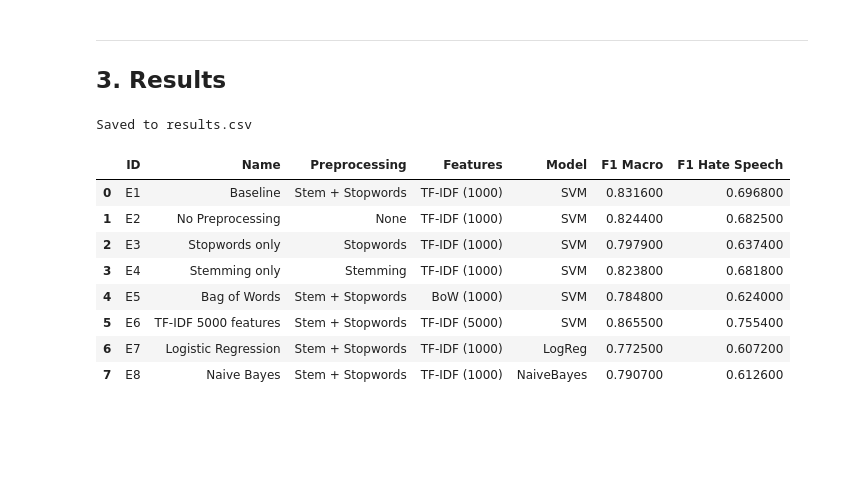
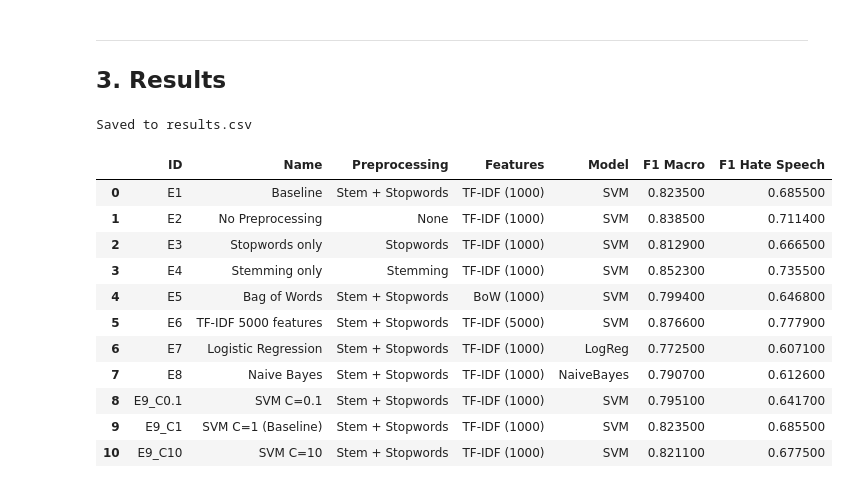
Before and after one commit to sarruja/NLP-Project1, a Jupyter notebook: project1_pipeline.ipynb, the cells around one changed output. Cells and saved outputs as stored; diff of their text form; code cells hidden in the pictures; blank space fills up the shorter version.

```diff
--- a/project1_pipeline.ipynb
+++ b/project1_pipeline.ipynb
@@ -422,7 +357,7 @@ X_e6, Y_e6 = load_and_preprocess(
 vectorizer_e6 = get_vectorizer('tfidf', max_features=5000)
 model_e6      = get_model('svm')
 
-results['E6'] = run_experiment(X_e6, Y_e6, vectorizer_e6, model_e6, downsample=True, verbose=True)
+results['E6'] = run_experiment(X_e6, Y_e6, vectorizer_e6, model_e6, downsample=False, verbose=True)
 print(f"\nE6 → F1 Macro: {results['E6']['f1_macro']} | F1 Hate Speech: {results['E6']['f1_hate_speech']}")
 # %% [output]
 Loaded from cache: cache_stem+stop
@@ -455,7 +390,7 @@ X_e7, Y_e7 = load_and_preprocess(
 vectorizer_e7 = get_vectorizer('tfidf', max_features=1000)
 model_e7      = get_model('logreg')
 
-results['E7'] = run_experiment(X_e7, Y_e7, vectorizer_e7, model_e7, downsample=True, verbose=True)
+results['E7'] = run_experiment(X_e7, Y_e7, vectorizer_e7, model_e7, downsample=False, verbose=True)
 print(f"\nE7 → F1 Macro: {results['E7']['f1_macro']} | F1 Hate Speech: {results['E7']['f1_hate_speech']}")
 # %% [output]
 Loaded from cache: cache_stem+stop
@@ -488,7 +423,7 @@ X_e8, Y_e8 = load_and_preprocess(
 vectorizer_e8 = get_vectorizer('tfidf', max_features=1000)
 model_e8      = get_model('naivebayes')
 
-results['E8'] = run_experiment(X_e8, Y_e8, vectorizer_e8, model_e8, downsample=True, verbose=True)
+results['E8'] = run_experiment(X_e8, Y_e8, vectorizer_e8, model_e8, downsample=False, verbose=True)
 print(f"\nE8 → F1 Macro: {results['E8']['f1_macro']} | F1 Hate Speech: {results['E8']['f1_hate_speech']}")
 # %% [output]
 Loaded from cache: cache_stem+stop
@@ -505,0 +448,16 @@ E8 → F1 Macro: 0.7907 | F1 Hate Speech: 0.6126
+# %%
+# Reuses cached baseline preprocessing
+X_e9, Y_e9 = load_and_preprocess(
+    train_file,
+    preprocess_fn=lambda t: preprocess(t, remove_stopwords=True, remove_numbers=True, do_stem=True),
+    cache_path='cache_stem+stop'
+)
+
+C_values = [0.1, 1, 10]
+for C in C_values:
+    exp_id = f'E9_C{C}'
+    print(f'\n── SVM C={C} ──')
+    vectorizer = get_vectorizer('tfidf', max_features=1000)
+    model = get_model('svm', C=C)
+    results[exp_id] = run_experiment(X_e9, Y_e9, vectorizer, model, downsample=False, verbose=True)
+    print(f'{exp_id} → F1 Macro: {results[exp_id]["f1_macro"]} | F1 Hate Speech: {results[exp_id]["f1_hate_speech"]}')
@@ -509,40 +485,46 @@ E8 → F1 Macro: 0.7907 | F1 Hate Speech: 0.6126
 # %%
 experiment_meta = {
     'E1': ('Baseline',             'Stem + Stopwords', 'TF-IDF (1000)',  'SVM'),
     'E2': ('No Preprocessing',     'None',             'TF-IDF (1000)',  'SVM'),
     'E3': ('Stopwords only',       'Stopwords',        'TF-IDF (1000)',  'SVM'),
     'E4': ('Stemming only',        'Stemming',         'TF-IDF (1000)',  'SVM'),
     'E5': ('Bag of Words',         'Stem + Stopwords', 'BoW (1000)',     'SVM'),
     'E6': ('TF-IDF 5000 features', 'Stem + Stopwords', 'TF-IDF (5000)', 'SVM'),
     'E7': ('Logistic Regression',  'Stem + Stopwords', 'TF-IDF (1000)', 'LogReg'),
     'E8': ('Naive Bayes',          'Stem + Stopwords', 'TF-IDF (1000)', 'NaiveBayes'),
+    'E9_C0.1': ('SVM C=0.1',       'Stem + Stopwords', 'TF-IDF (1000)', 'SVM'),
+    'E9_C1':   ('SVM C=1 (Baseline)', 'Stem + Stopwords', 'TF-IDF (1000)', 'SVM'),
+    'E9_C10':  ('SVM C=10',         'Stem + Stopwords', 'TF-IDF (1000)', 'SVM'),
 }
 
 rows = []
 for exp_id, (name, prep, feat, model) in experiment_meta.items():
     if exp_id in results:
         rows.append({
             'ID': exp_id, 'Name': name, 'Preprocessing': prep,
             'Features': feat, 'Model': model,
             'F1 Macro': results[exp_id]['f1_macro'],
             'F1 Hate Speech': results[exp_id]['f1_hate_speech'],
         })
 
 df_results = pd.DataFrame(rows)
 df_results.to_csv('results.csv', index=False)
 print('Saved to results.csv\n')
 
 df_results.style.background_gradient(subset=['F1 Macro', 'F1 Hate Speech'], cmap='RdYlGn')
 # %% [output]
 Saved to results.csv
 |  | ID | Name | Preprocessing | Features | Model | F1 Macro | F1 Hate Speech |
-| 0 | E1 | Baseline | Stem + Stopwords | TF-IDF (1000) | SVM | 0.831600 | 0.696800 |
-| 1 | E2 | No Preprocessing | None | TF-IDF (1000) | SVM | 0.824400 | 0.682500 |
-| 2 | E3 | Stopwords only | Stopwords | TF-IDF (1000) | SVM | 0.797900 | 0.637400 |
-| 3 | E4 | Stemming only | Stemming | TF-IDF (1000) | SVM | 0.823800 | 0.681800 |
-| 4 | E5 | Bag of Words | Stem + Stopwords | BoW (1000) | SVM | 0.784800 | 0.624000 |
-| 5 | E6 | TF-IDF 5000 features | Stem + Stopwords | TF-IDF (5000) | SVM | 0.865500 | 0.755400 |
-| 6 | E7 | Logistic Regression | Stem + Stopwords | TF-IDF (1000) | LogReg | 0.772500 | 0.607200 |
+| 0 | E1 | Baseline | Stem + Stopwords | TF-IDF (1000) | SVM | 0.823500 | 0.685500 |
+| 1 | E2 | No Preprocessing | None | TF-IDF (1000) | SVM | 0.838500 | 0.711400 |
+| 2 | E3 | Stopwords only | Stopwords | TF-IDF (1000) | SVM | 0.812900 | 0.666500 |
+| 3 | E4 | Stemming only | Stemming | TF-IDF (1000) | SVM | 0.852300 | 0.735500 |
+| 4 | E5 | Bag of Words | Stem + Stopwords | BoW (1000) | SVM | 0.799400 | 0.646800 |
+| 5 | E6 | TF-IDF 5000 features | Stem + Stopwords | TF-IDF (5000) | SVM | 0.876600 | 0.777900 |
+| 6 | E7 | Logistic Regression | Stem + Stopwords | TF-IDF (1000) | LogReg | 0.772500 | 0.607100 |
 | 7 | E8 | Naive Bayes | Stem + Stopwords | TF-IDF (1000) | NaiveBayes | 0.790700 | 0.612600 |
+| 8 | E9_C0.1 | SVM C=0.1 | Stem + Stopwords | TF-IDF (1000) | SVM | 0.795100 | 0.641700 |
+| 9 | E9_C1 | SVM C=1 (Baseline) | Stem + Stopwords | TF-IDF (1000) | SVM | 0.823500 | 0.685500 |
+| 10 | E9_C10 | SVM C=10 | Stem + Stopwords | TF-IDF (1000) | SVM | 0.821100 | 0.677500 |
 # %%
 # Bar chart
```
Also changed, not shown: parts of 24 cells of this notebook, 12 other files.
